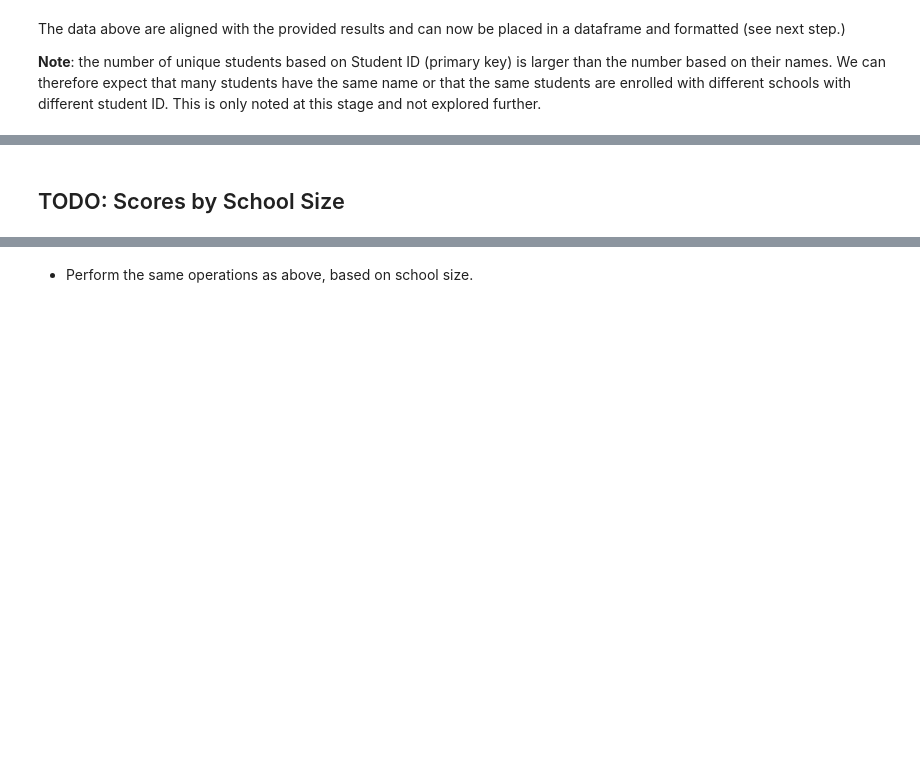
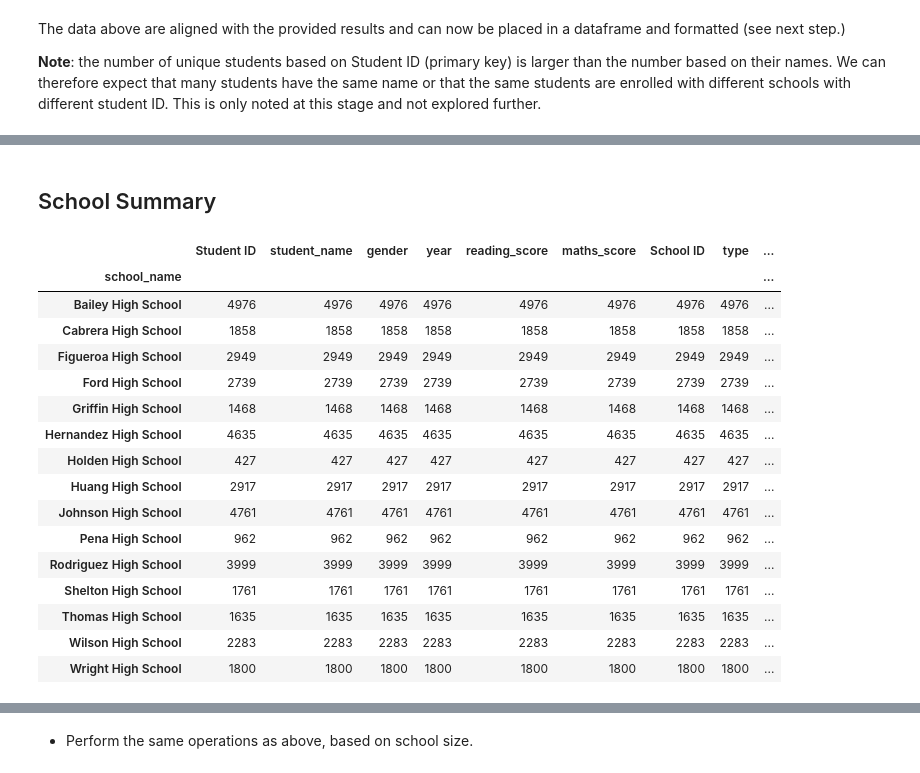
Before and after one commit to benoitchamot/PyCitySchools, a Jupyter notebook: PyCitySchools/Report.ipynb, the cells around one changed output, grey strips where cells are left out. Saved outputs shown, nothing was run; the diff lists cells and outputs as text; code cells hidden in the pictures; blank space fills up the shorter version.

```diff
--- a/PyCitySchools/Report.ipynb
+++ b/PyCitySchools/Report.ipynb
@@ -257,2 +93,0 @@ summary_df
-# %% [markdown]
-## TODO: Scores by School Size
@@ -258,0 +123,26 @@ summary_df
+# %% [markdown]
+## School Summary
+# %%
+# Group data by school name
+school_summary_df = school_data_complete.groupby('school_name')
+
+# Display the DataFrame based on the count() data function (used only to inspect the data)
+school_summary_df.count().head(total_num_of_schools)
+# %% [output]
+|  | Student ID | student_name | gender | year | reading_score | maths_score | School ID | type | ... |
+| school_name |  |  |  |  |  |  |  |  | ... |
+| Bailey High School | 4976 | 4976 | 4976 | 4976 | 4976 | 4976 | 4976 | 4976 | ... |
+| Cabrera High School | 1858 | 1858 | 1858 | 1858 | 1858 | 1858 | 1858 | 1858 | ... |
+| Figueroa High School | 2949 | 2949 | 2949 | 2949 | 2949 | 2949 | 2949 | 2949 | ... |
+| Ford High School | 2739 | 2739 | 2739 | 2739 | 2739 | 2739 | 2739 | 2739 | ... |
+| Griffin High School | 1468 | 1468 | 1468 | 1468 | 1468 | 1468 | 1468 | 1468 | ... |
+| Hernandez High School | 4635 | 4635 | 4635 | 4635 | 4635 | 4635 | 4635 | 4635 | ... |
+| Holden High School | 427 | 427 | 427 | 427 | 427 | 427 | 427 | 427 | ... |
+| Huang High School | 2917 | 2917 | 2917 | 2917 | 2917 | 2917 | 2917 | 2917 | ... |
+| Johnson High School | 4761 | 4761 | 4761 | 4761 | 4761 | 4761 | 4761 | 4761 | ... |
+| Pena High School | 962 | 962 | 962 | 962 | 962 | 962 | 962 | 962 | ... |
+| Rodriguez High School | 3999 | 3999 | 3999 | 3999 | 3999 | 3999 | 3999 | 3999 | ... |
+| Shelton High School | 1761 | 1761 | 1761 | 1761 | 1761 | 1761 | 1761 | 1761 | ... |
+| Thomas High School | 1635 | 1635 | 1635 | 1635 | 1635 | 1635 | 1635 | 1635 | ... |
+| Wilson High School | 2283 | 2283 | 2283 | 2283 | 2283 | 2283 | 2283 | 2283 | ... |
+| Wright High School | 1800 | 1800 | 1800 | 1800 | 1800 | 1800 | 1800 | 1800 | ... |
```
Also changed, not shown: parts of 50 cells of this notebook.
